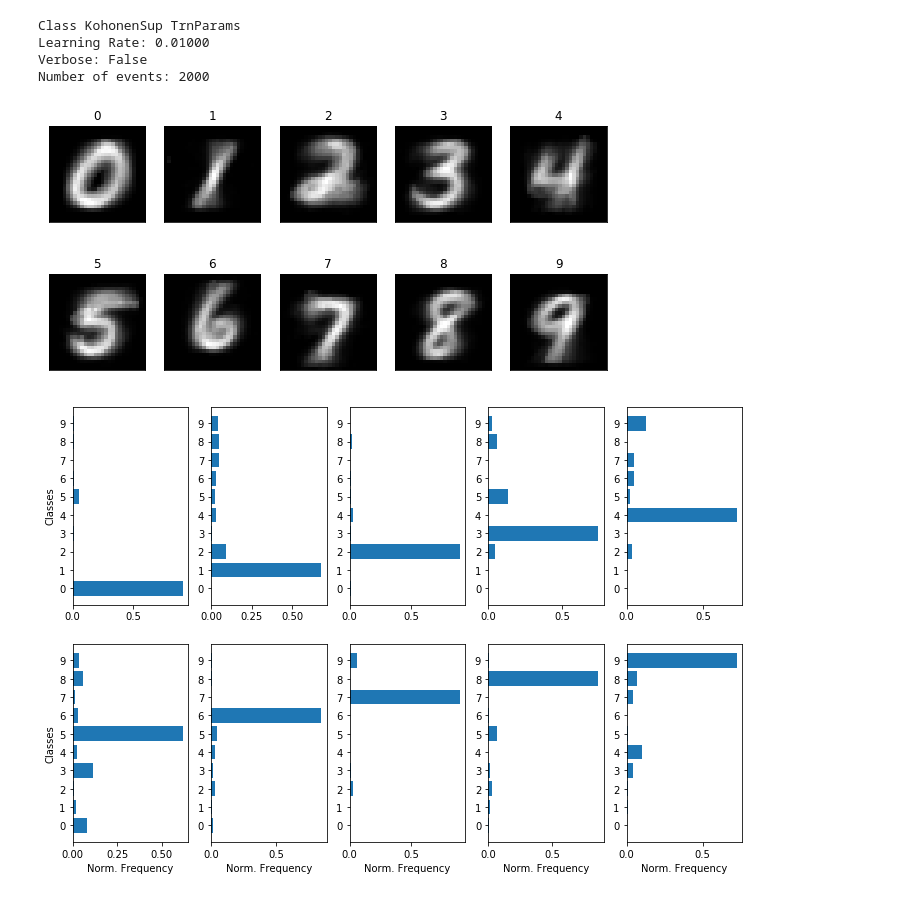
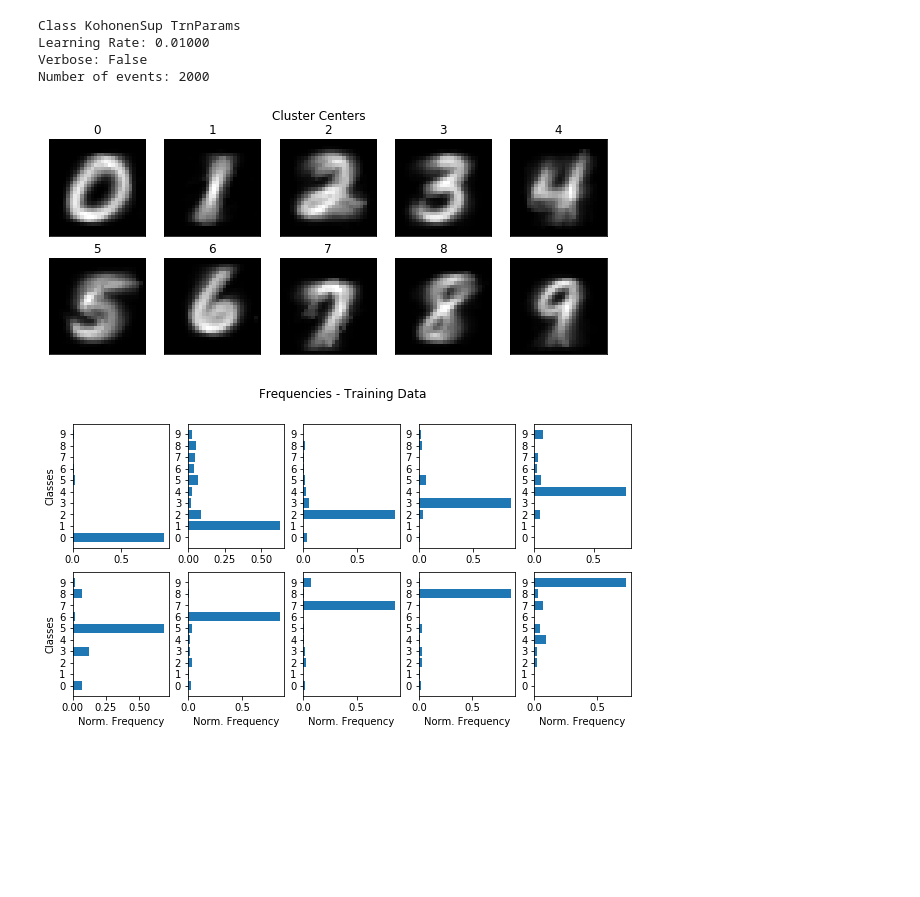
Before and after one commit to hellenlima/NN_unsup, a Jupyter notebook: MNIST_KohonenSup.ipynb, the cells around one changed output. Drawn from its saved outputs; the diff is of its cells as text; code cells hidden in the pictures; blank space fills up the shorter version.

```diff
--- a/MNIST_KohonenSup.ipynb
+++ b/MNIST_KohonenSup.ipynb
@@ -88,15 +88,20 @@ print(x_test.shape[0], 'test samples')
 (200, 'test samples')
 # %%
 #train Supervised Kohonen Map
-
+data = x_train
+trgt = y_train
 trn_params = Trn.TrnParams()
 
 trn_params.learning_rate = 0.01
-
-#kohonen_obj = KohonenClass.KohonenSup(W0=np.array([np.mean(data[trgt==0], axis=0), np.mean(data[trgt==1], axis=0)]))
+W0 = np.array([np.mean(data[trgt==0], axis=0), np.mean(data[trgt==1], axis=0), np.mean(data[trgt==2], axis=0),
+              np.mean(data[trgt==3], axis=0), np.mean(data[trgt==4], axis=0), np.mean(data[trgt==5], axis=0),
+              np.mean(data[trgt==6], axis=0), np.mean(data[trgt==7], axis=0), np.mean(data[trgt==8], axis=0),
+              np.mean(data[trgt==9], axis=0)])
+#kohonen_obj = KohonenClass.KohonenSup(W0=W0)
 kohonen_obj = KohonenClass.KohonenSup()
 kohonen_obj.fit(data=x_train,trgt=y_train.astype(int),trn_params=trn_params)
-output = kohonen_obj.predict(data=x_train)
+output_train = kohonen_obj.predict(data=x_train)
+output_test =  kohonen_obj.predict(data=x_test)
 # %% [output]
 Class KohonenSup TrnParams
 Learning Rate: 0.01000
@@ -104,15 +109,15 @@ Verbose: False
 Number of events: 2000
 # %%
 # plot cluster centers
-
+#y_train = y_test
 cluster_centers = kohonen_obj.clusters
 n_clusters = np.shape(cluster_centers)[0]
 most_freq = np.zeros(n_clusters)
 freq = np.zeros([n_clusters, len(np.unique(y_train))])
 
 for icluster in range(n_clusters):
-    id_clusters = np.unique(output).astype(int)
-    labels = y_train[output==id_clusters[icluster]]
+    id_clusters = np.unique(output_train).astype(int)
+    labels = y_train[output_train==id_clusters[icluster]]
 
     for iclass in range(len(np.unique(y_train))):
         freq[icluster,iclass]=np.sum(labels==iclass)
@@ -127,45 +132,46 @@ plt.rcParams['legend.numpoints'] = 1
 nrows = 2
 ncols = 5
 irow = 0
 icolumn = 0
-fig, ax = plt.subplots(figsize=(10,5),nrows=nrows, ncols=ncols)
+fig, ax = plt.subplots(figsize=(10,4),nrows=nrows, ncols=ncols)
+plt.suptitle('Cluster Centers')
 
 for cluster in range(np.shape(cluster_centers)[0]):
     img = cluster_centers[cluster];
     img = img.reshape(28,28);
 
     ax[irow,icolumn].imshow(img,cmap='gray',interpolation="nearest")
     ax[irow,icolumn].set_title(str(int(most_freq[cluster])))
     ax[irow,icolumn].get_xaxis().set_visible(False)
     ax[irow,icolumn].get_yaxis().set_visible(False)
 
     if (icolumn+1 == ncols):
         icolumn = 0
         irow = irow + 1
     else:
         icolumn = icolumn + 1
 
 if cluster < (nrows*ncols):
     for i in range(cluster,nrows*ncols-1):
         ax[irow,icolumn].set_visible(False)
 
         if (icolumn+1 == ncols):
             icolumn = 0
             irow = irow + 1
         else:
             icolumn = icolumn + 1
 # %% [output]
-[figure, old version]
+[figure, new version]
 # %%
-#showing cluster frequencies
+#showing cluster frequencies - train data
 cluster_centers = kohonen_obj.clusters
 n_clusters = np.shape(cluster_centers)[0]
 most_freq = np.zeros(n_clusters)
 freq = np.zeros([n_clusters, len(np.unique(y_train))])
 
 for icluster in range(n_clusters):
-    id_clusters = np.unique(output).astype(int)
-    labels = y_train[output==id_clusters[icluster]]
+    id_clusters = np.unique(output_train).astype(int)
+    labels = y_train[output_train==id_clusters[icluster]]
 
     for iclass in range(len(np.unique(y_train))):
         freq[icluster,iclass]=np.sum(labels==iclass)
@@ -181,8 +187,8 @@ nrows = 2
 ncols = 5
 irow = 0
 icolumn = 0
-fig, ax = plt.subplots(figsize=(12,8),nrows=nrows, ncols=ncols)
-
+fig, ax = plt.subplots(figsize=(10,5),nrows=nrows, ncols=ncols)
+plt.suptitle('Frequencies - Training Data')
 for cluster in range(np.shape(cluster_centers)[0]):
     val = freq[cluster,:]/np.sum(freq[cluster,:])
     pos = np.arange(len(np.unique(y_train)))
@@ -210,4 +216,4 @@ if cluster < (nrows*ncols):
         else:
             icolumn = icolumn + 1
 # %% [output]
-[figure, old version]
+[figure, new version]
```
Also changed, not shown: parts of 3 cells of this notebook, 4 other files.
